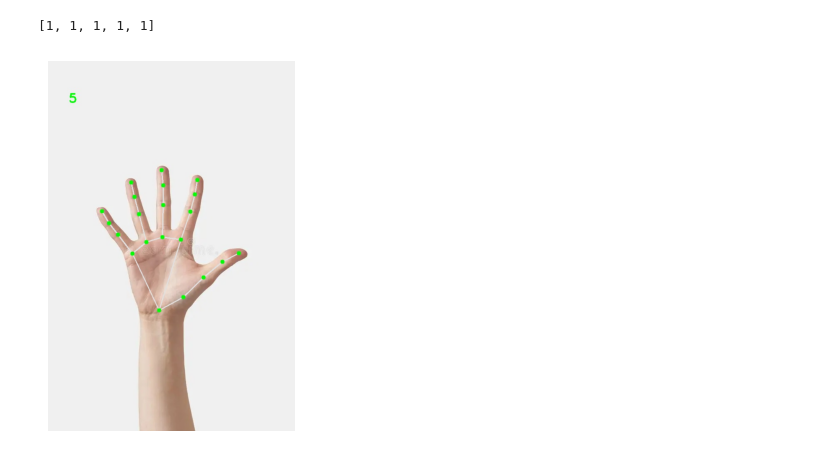
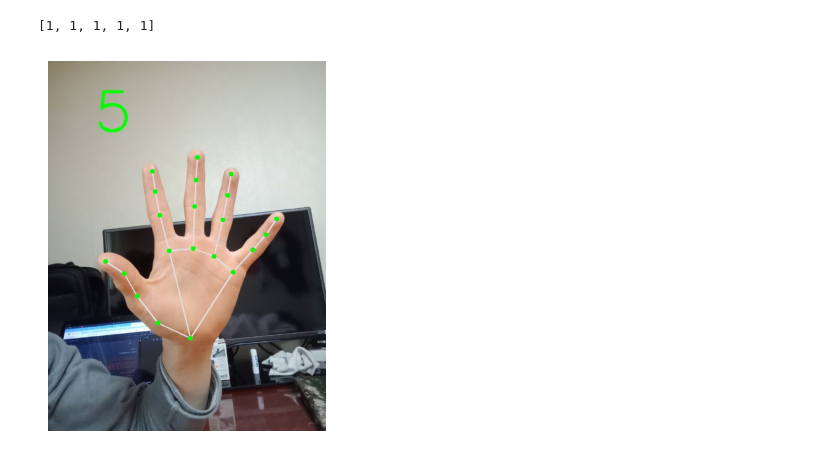
Before and after one commit to ZikrullaRaxmatov/ML_DL_projects, a Jupyter notebook: handDetector.ipynb, the cells around one changed output. Cells and saved outputs as stored; diff of their text form; code cells hidden in the pictures.

```diff
--- a/handDetector.ipynb
+++ b/handDetector.ipynb
@@ -49,20 +49,38 @@ class handsDetector:
     return lmList
 
   def fingersUp(self, lmlist = []):
-    one = 1 if lmlist[5][2] > lmlist[6][2] > lmlist[7][2] > lmlist[8][2] else 0
-    two = 1 if lmlist[9][2] > lmlist[10][2] > lmlist[11][2] > lmlist[12][2] else 0
-    three = 1 if lmlist[13][2] > lmlist[14][2] > lmlist[15][2] > lmlist[16][2] else 0
-    four = 1 if lmlist[17][2] > lmlist[18][2] > lmlist[19][2] > lmlist[20][2] else 0
-    five = 1 if lmlist[2][1] < lmlist[3][1] < lmlist[4][1] else 0
-    #listF = [one, two, three, four, five]
+    if len(lmlist) != 0:
+      one = 1 if lmlist[5][2] > lmlist[6][2] > lmlist[7][2] > lmlist[8][2] else 0
+      two = 1 if lmlist[9][2] > lmlist[10][2] > lmlist[11][2] > lmlist[12][2] else 0
+      three = 1 if lmlist[13][2] > lmlist[14][2] > lmlist[15][2] > lmlist[16][2] else 0
+      four = 1 if lmlist[17][2] > lmlist[18][2] > lmlist[19][2] > lmlist[20][2] else 0
+      five = 1 if lmlist[2][1] > lmlist[3][1] > lmlist[4][1] else 0
 
     return [one, two, three, four, five]
+
+  def countFinger(self, img, fingerList = []):
+    if len(fingerList) != 0:
+      num = str(fingerList[0] +fingerList[1] + fingerList[2] + fingerList[3] + fingerList[4])
+      match num:
+        case '1':
+          cv2.putText(img, (num), (100, 150), 6, cv2.FONT_HERSHEY_PLAIN, (0, 255, 0), 5)
+        case '2':
+          cv2.putText(img, (num), (100, 150), 6, cv2.FONT_HERSHEY_PLAIN, (0, 255, 0), 5)
+        case '3':
+          cv2.putText(img, (num), (100, 150), 6, cv2.FONT_HERSHEY_PLAIN, (0, 255, 0), 5)
+        case '4':
+          cv2.putText(img, (num), (100, 150), 6, cv2.FONT_HERSHEY_PLAIN, (0, 255, 0), 5)
+        case '5':
+          cv2.putText(img, (num), (100, 150), 6, cv2.FONT_HERSHEY_TRIPLEX, (0, 255, 0), 5)
+
+    return img
+
+
 
 def main():
 
   detector = handsDetector()
 
-  '''
   input_video_path = 'hands_video.mp4'
   output_video_path = f'pose_{os.path.basename(input_video_path)}'
 
@@ -77,54 +95,40 @@ def main():
     if not ret:
       print('Accured an error or video has ended!')
       break
 
     img = detector.findHands(img)
     lmlist = detector.findPositions(img)
     if len(lmlist) != 0:
       print(lmlist[4])
 
     #out.write(img)
 
   cap.release()
   out.release()
   cv2.destroyAllWindows()
-  '''
+
 
   # This code for image generation
-  img_path = '5_finger.jpg'
+  '''
+  img_path = 'f4.jpeg'
   img = cv2.imread(img_path)
   img = detector.findHands(img)
   lmlist = detector.findPositions(img)
   fingersUp = detector.fingersUp(lmlist)
-  print(fingersUp)
-  num = str(fingersUp[0] +fingersUp[1] + fingersUp[2] + fingersUp[3] + fingersUp[4])
+  img = detector.countFinger(img, fingersUp)
+  cv2.imwrite('edited.jpg', img)
 
-  match num:
-    case '1':
-      cv2.putText(img, num, (50, 100), 2, cv2.FONT_HERSHEY_PLAIN, (0, 255, 0), 2)
-    case '2':
-      cv2.putText(img, num, (50, 100), 2, cv2.FONT_HERSHEY_PLAIN, (0, 255, 0), 2)
-    case '3':
-      cv2.putText(img, num, (50, 100), 2, cv2.FONT_HERSHEY_PLAIN, (0, 255, 0), 2)
-    case '4':
-      cv2.putText(img, num, (50, 100), 2, cv2.FONT_HERSHEY_PLAIN, (0, 255, 0), 2)
-    case '5':
-      cv2.putText(img, num, (50, 100), 2, cv2.FONT_HERSHEY_PLAIN, (0, 255, 0), 2)
-    case _:
-      print('end')
-
-  #print(listF[0] +listF[1] + listF[2] + listF[3] + listF[4])
-  cv2.imwrite('edited.jpg', img)
   edImg = mtImg.imread('edited.jpg')
   plt.imshow(edImg)
   plt.axis('off')
   plt.show()
+  '''
 
 if __name__ == "__main__":
   main()
 # %% [output]
 [1, 1, 1, 1, 1]
-[figure, old version]
+[figure, new version]
 # %%
 mpHands = mp.solutions.hands
 hands = mpHands.Hands()
```
